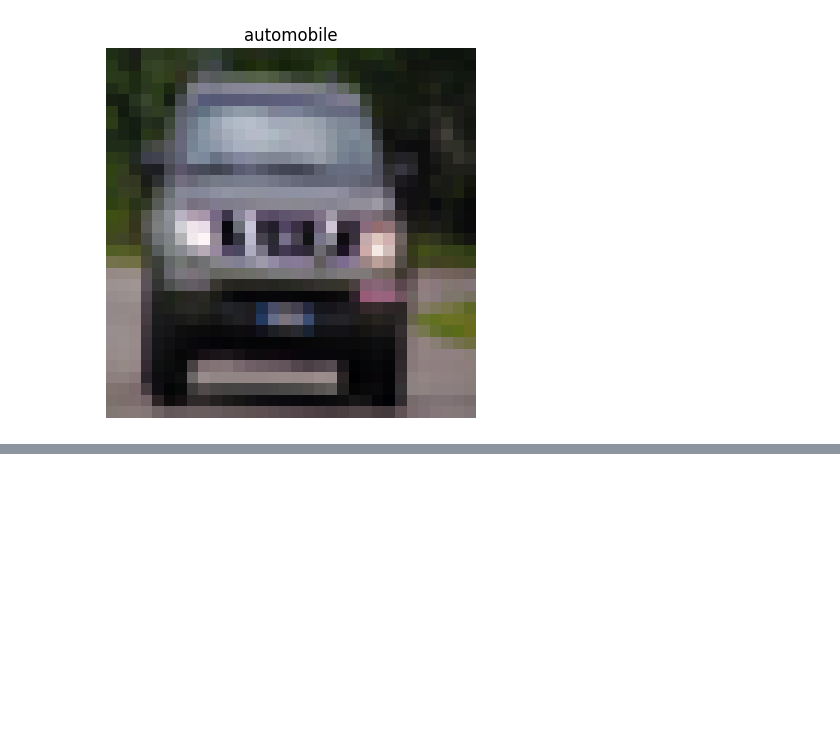
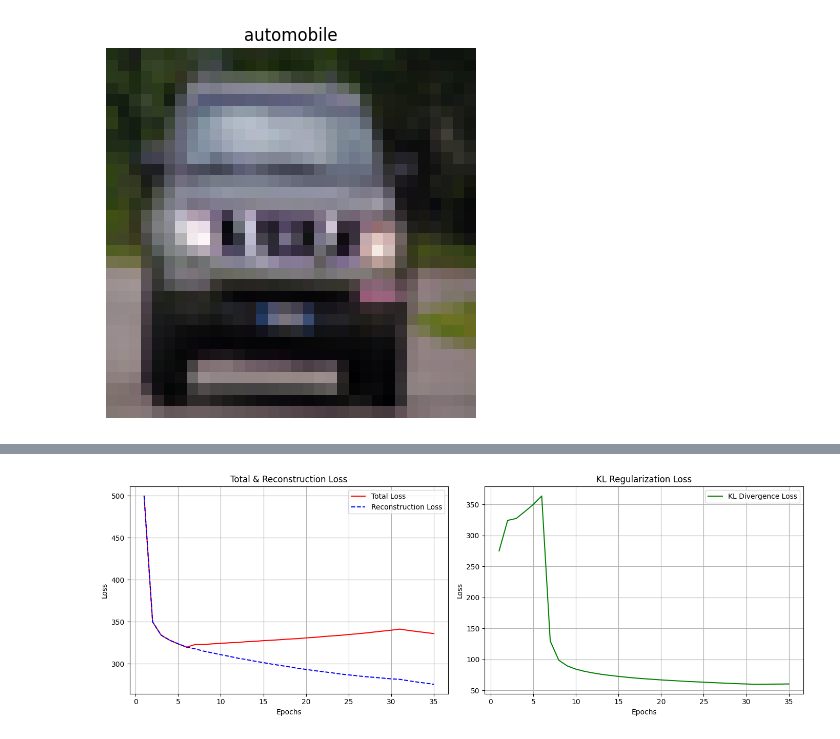
Before and after one commit to noodlebatteries124/deleca2, a Jupyter notebook: Ptajh.ipynb, the cells around one changed output, grey strips where cells are left out. Cells and saved outputs as stored; diff of their text form; code cells hidden in the pictures; blank space fills up the shorter version.

```diff
--- a/Ptajh.ipynb
+++ b/Ptajh.ipynb
@@ -380,0 +884,15 @@ plt.show()
+# %%
+# Instantiate and compile
+vae = AdvancedVAE(encoder, decoder)
+vae.compile(optimizer=keras.optimizers.Adam(learning_rate=0.0003))
+
+# Train
+history = vae.fit(
+    train_dataset,
+    epochs=35,
+    validation_data=val_dataset,
+    callbacks=[KLAnnealingCallback(start_epoch=5, end_epoch=30)]
+)
+
+# Save your improved weights
+vae.save_weights("vae_advanced_weights.h5")
@@ -380,0 +917,35 @@ plt.show()
+# %%
+import matplotlib.pyplot as plt
+
+# 1. Extract loss values from the history object
+epochs = range(1, len(history.history['loss']) + 1)
+total_loss = history.history['loss']
+recon_loss = history.history['reconstruction_loss']
+kl_loss = history.history['kl_loss']
+
+# 2. Create the plot
+plt.figure(figsize=(14, 5))
+
+# Plot 1: Total Loss vs Reconstruction Loss (Since they are on similar scales)
+plt.subplot(1, 2, 1)
+plt.plot(epochs, total_loss, 'r-', label='Total Loss')
+plt.plot(epochs, recon_loss, 'b--', label='Reconstruction Loss')
+plt.title('Total & Reconstruction Loss')
+plt.xlabel('Epochs')
+plt.ylabel('Loss')
+plt.legend()
+plt.grid(True)
+
+# Plot 2: KL Divergence Loss (Usually on a much smaller scale)
+plt.subplot(1, 2, 2)
+plt.plot(epochs, kl_loss, 'g-', label='KL Divergence Loss')
+plt.title('KL Regularization Loss')
+plt.xlabel('Epochs')
+plt.ylabel('Loss')
+plt.legend()
+plt.grid(True)
+
+plt.tight_layout()
+plt.show()
+# %% [output]
+[figure, added]
```
Also changed, not shown: parts of 18 cells of this notebook, 2 other files.
